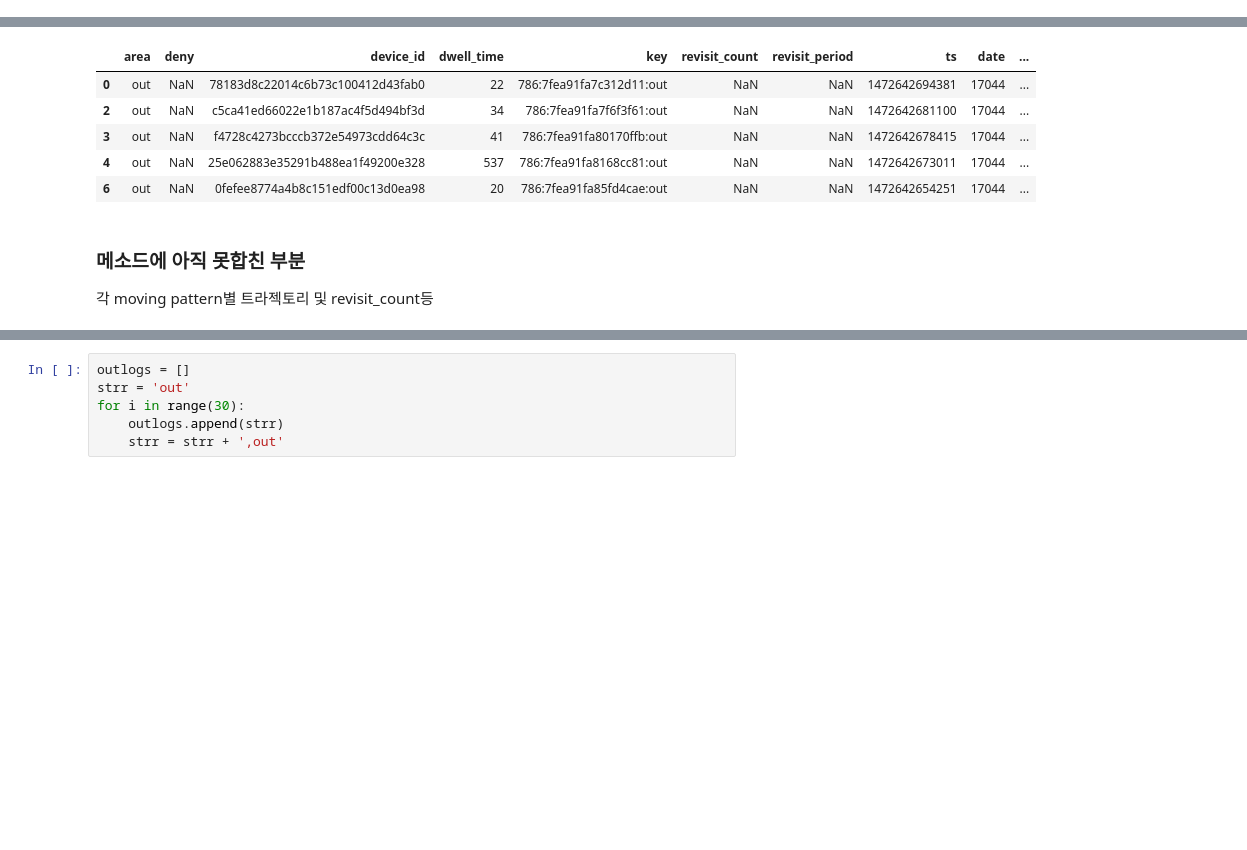
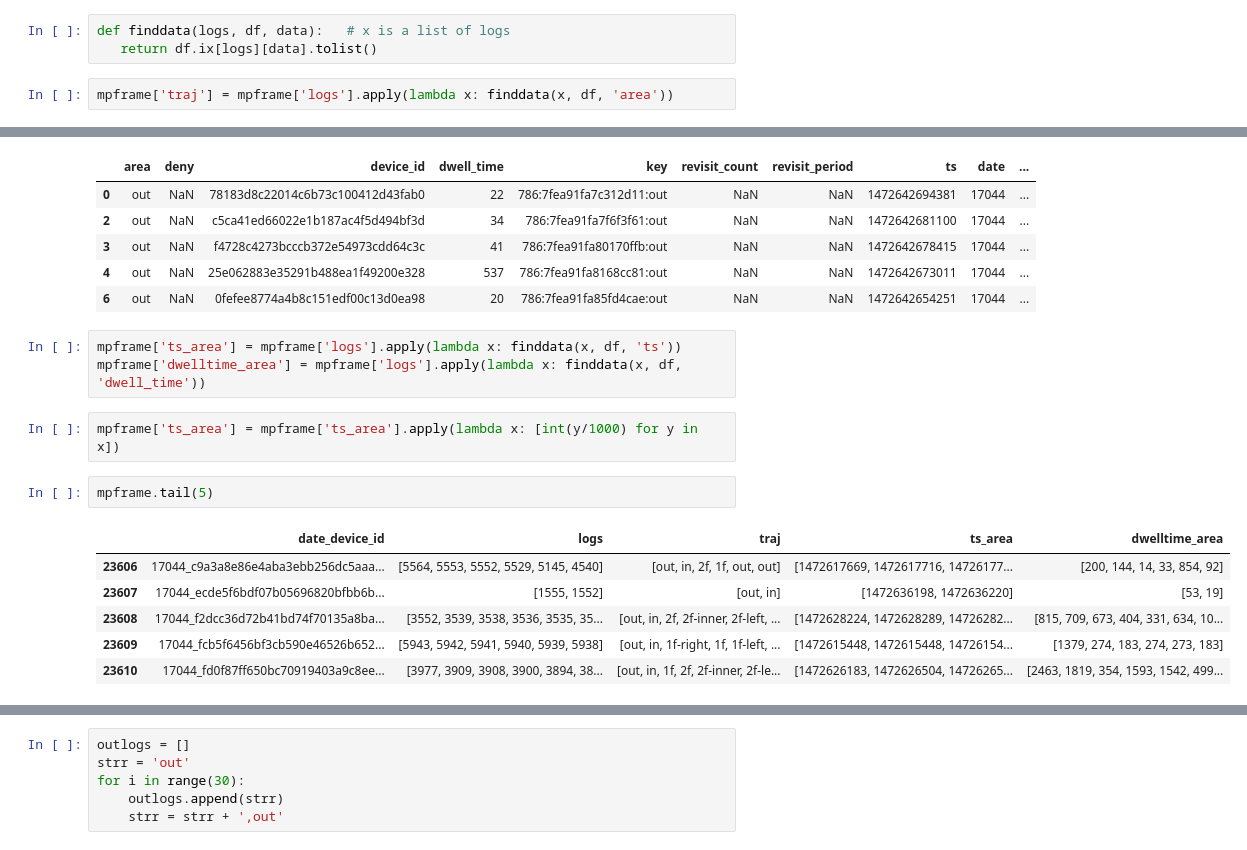
Before and after one commit to Yoo-Ju/MSRA_proposal_wifi_log, a Jupyter notebook: notebook/Preliminary_model(Index_each_moving_patterns).ipynb, the cells around one changed output, grey strips where cells are left out. Cells and saved outputs as stored; diff of their text form; blank space fills up the shorter version.

```diff
--- a/notebook/Preliminary_model(Index_each_moving_patterns).ipynb
+++ b/notebook/Preliminary_model(Index_each_moving_patterns).ipynb
@@ -296,3 +315,8 @@ df2.loc[(df2['num_logs']>10)].head(5)
+# %%
+def finddata(logs, df, data):   # x is a list of logs
+   return df.ix[logs][data].tolist()
+# %%
+mpframe['traj'] = mpframe['logs'].apply(lambda x: finddata(x, df, 'area'))
 # %%
 df.head(5)
 # %% [output]
@@ -302,6 +326,17 @@ df.head(5)
 | 3 | out | NaN | f4728c4273bcccb372e54973cdd64c3c | 41 | 786:7fea91fa80170ffb:out | NaN | NaN | 1472642678415 | 17044 | ... |
 | 4 | out | NaN | 25e062883e35291b488ea1f49200e328 | 537 | 786:7fea91fa8168cc81:out | NaN | NaN | 1472642673011 | 17044 | ... |
 | 6 | out | NaN | 0fefee8774a4b8c151edf00c13d0ea98 | 20 | 786:7fea91fa85fd4cae:out | NaN | NaN | 1472642654251 | 17044 | ... |
-# %% [markdown]
-### 메소드에 아직 못합친 부분
-각 moving pattern별 트라젝토리 및 revisit_count등
+# %%
+mpframe['ts_area'] = mpframe['logs'].apply(lambda x: finddata(x, df, 'ts'))
+mpframe['dwelltime_area'] = mpframe['logs'].apply(lambda x: finddata(x, df, 'dwell_time'))
+# %%
+mpframe['ts_area'] = mpframe['ts_area'].apply(lambda x: [int(y/1000) for y in x])
+# %%
+mpframe.tail(5)
+# %% [output]
+|  | date_device_id | logs | traj | ts_area | dwelltime_area |
+| 23606 | 17044_c9a3a8e86e4aba3ebb256dc5aaa... | [5564, 5553, 5552, 5529, 5145, 4540] | [out, in, 2f, 1f, out, out] | [1472617669, 1472617716, 14726177... | [200, 144, 14, 33, 854, 92] |
+| 23607 | 17044_ecde5f6bdf07b05696820bfbb6b... | [1555, 1552] | [out, in] | [1472636198, 1472636220] | [53, 19] |
+| 23608 | 17044_f2dcc36d72b41bd74f70135a8ba... | [3552, 3539, 3538, 3536, 3535, 35... | [out, in, 2f, 2f-inner, 2f-left, ... | [1472628224, 1472628289, 14726282... | [815, 709, 673, 404, 331, 634, 10... |
+| 23609 | 17044_fcb5f6456bf3cb590e46526b652... | [5943, 5942, 5941, 5940, 5939, 5938] | [out, in, 1f-right, 1f, 1f-left, ... | [1472615448, 1472615448, 14726154... | [1379, 274, 183, 274, 273, 183] |
+| 23610 | 17044_fd0f87ff650bc70919403a9c8ee... | [3977, 3909, 3908, 3900, 3894, 38... | [out, in, 1f, 2f, 2f-inner, 2f-le... | [1472626183, 1472626504, 14726265... | [2463, 1819, 354, 1593, 1542, 499... |
```
Also changed, not shown: parts of 43 cells of this notebook, 4 other files.
